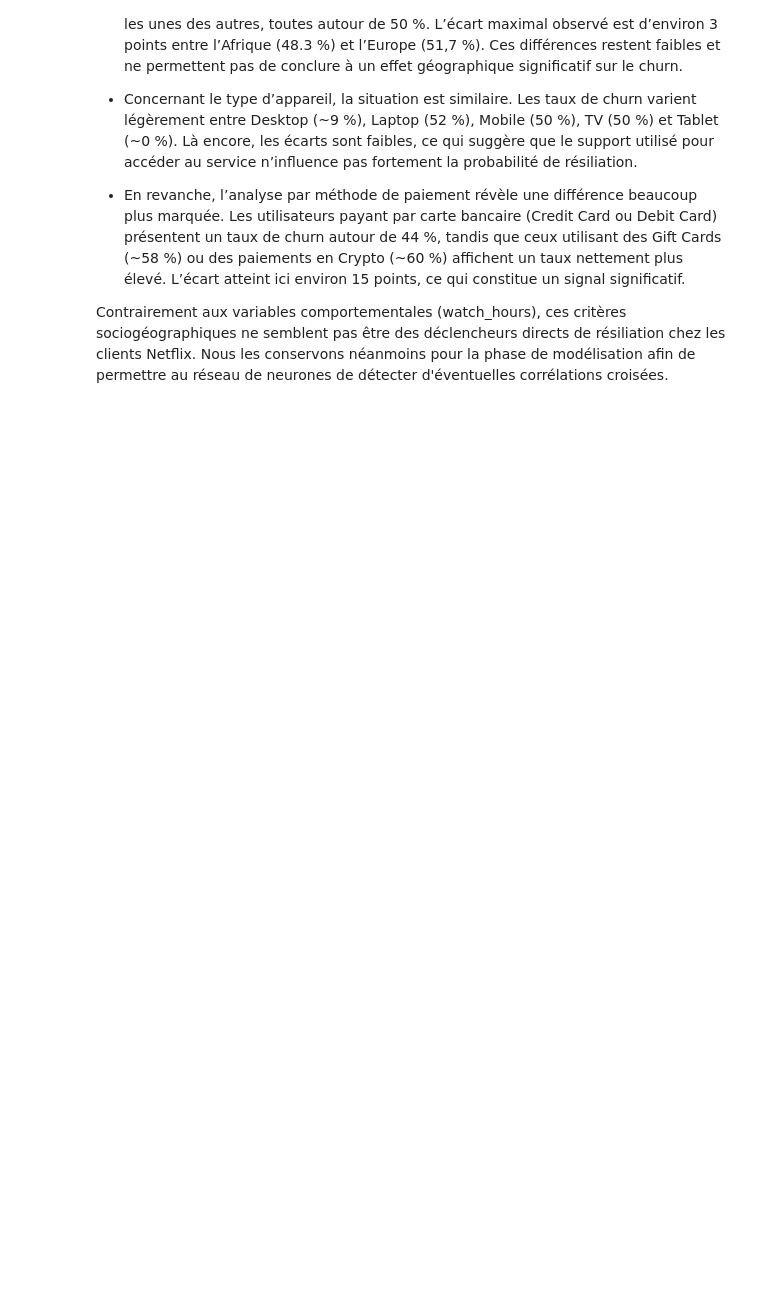
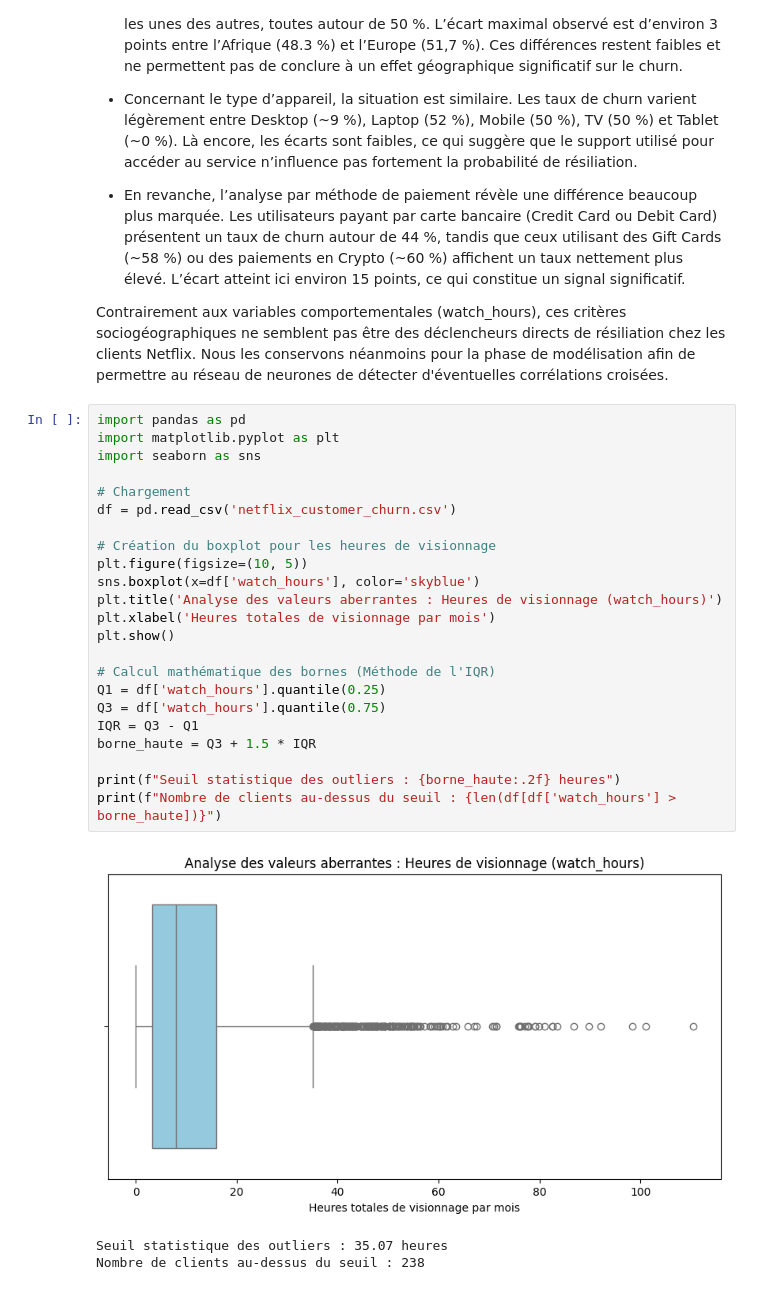
Before and after one commit to nguangadonel-hue/Data-Mining-Projet, a Jupyter notebook: churn_netflix_py.ipynb, the cells around one changed output. Cells and saved outputs as stored; diff of their text form; blank space fills up the shorter version.

```diff
--- a/churn_netflix_py.ipynb
+++ b/churn_netflix_py.ipynb
@@ -193,3 +195,30 @@ Analyse des résultats
 * En revanche, l’analyse par méthode de paiement révèle une différence beaucoup plus marquée. Les utilisateurs payant par carte bancaire (Credit Card ou Debit Card) présentent un taux de churn autour de 44 %, tandis que ceux utilisant des Gift Cards (~58 %) ou des paiements en Crypto (~60 %) affichent un taux nettement plus élevé. L’écart atteint ici environ 15 points, ce qui constitue un signal significatif.
 
 Contrairement aux variables comportementales (watch_hours), ces critères sociogéographiques ne semblent pas être des déclencheurs directs de résiliation chez les clients Netflix. Nous les conservons néanmoins pour la phase de modélisation afin de permettre au réseau de neurones de détecter d'éventuelles corrélations croisées.
+# %%
+import pandas as pd
+import matplotlib.pyplot as plt
+import seaborn as sns
+
+# Chargement
+df = pd.read_csv('netflix_customer_churn.csv')
+
+# Création du boxplot pour les heures de visionnage
+plt.figure(figsize=(10, 5))
+sns.boxplot(x=df['watch_hours'], color='skyblue')
+plt.title('Analyse des valeurs aberrantes : Heures de visionnage (watch_hours)')
+plt.xlabel('Heures totales de visionnage par mois')
+plt.show()
+
+# Calcul mathématique des bornes (Méthode de l'IQR)
+Q1 = df['watch_hours'].quantile(0.25)
+Q3 = df['watch_hours'].quantile(0.75)
+IQR = Q3 - Q1
+borne_haute = Q3 + 1.5 * IQR
+
+print(f"Seuil statistique des outliers : {borne_haute:.2f} heures")
+print(f"Nombre de clients au-dessus du seuil : {len(df[df['watch_hours'] > borne_haute])}")
+# %% [output]
+[figure, added]
+Seuil statistique des outliers : 35.07 heures
+Nombre de clients au-dessus du seuil : 238
```
Also changed, not shown: parts of 1 cell of this notebook.
